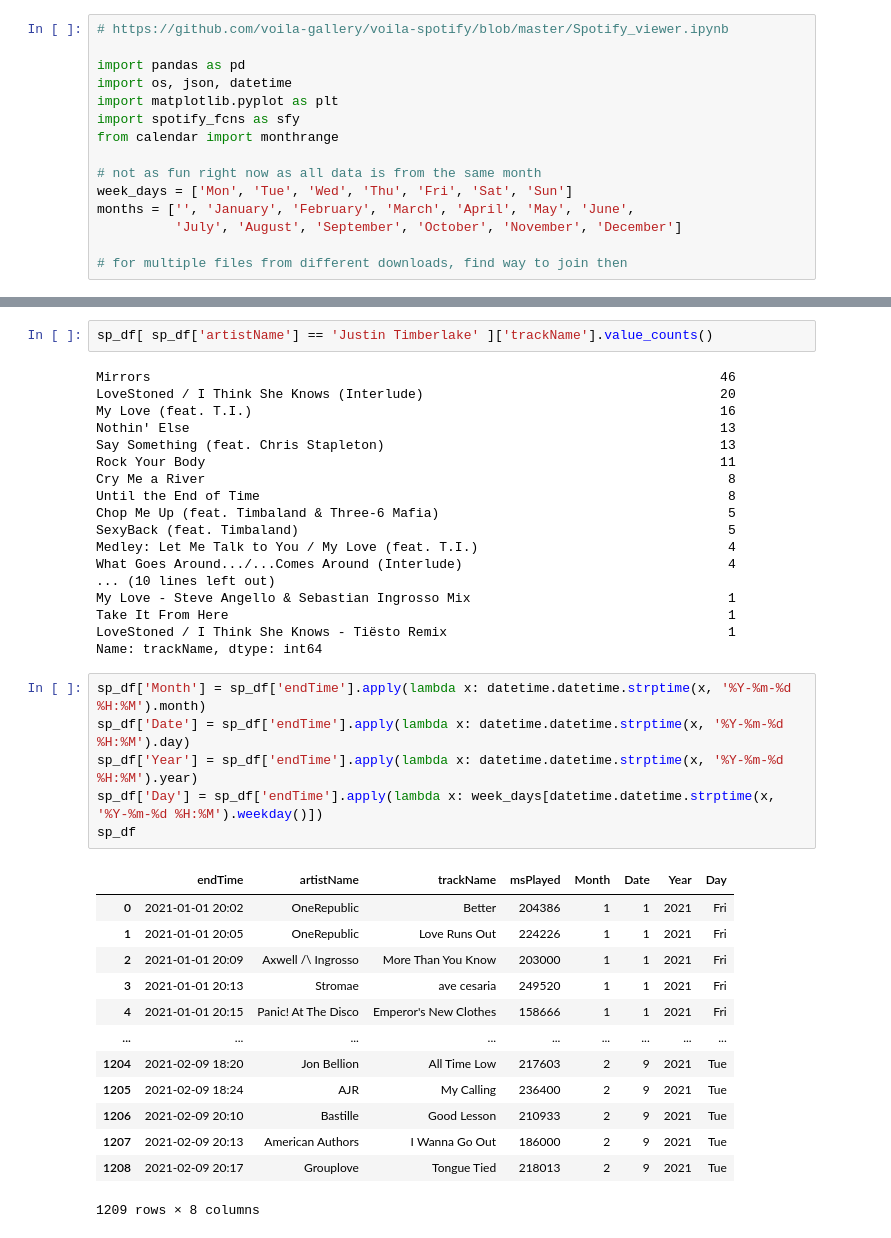
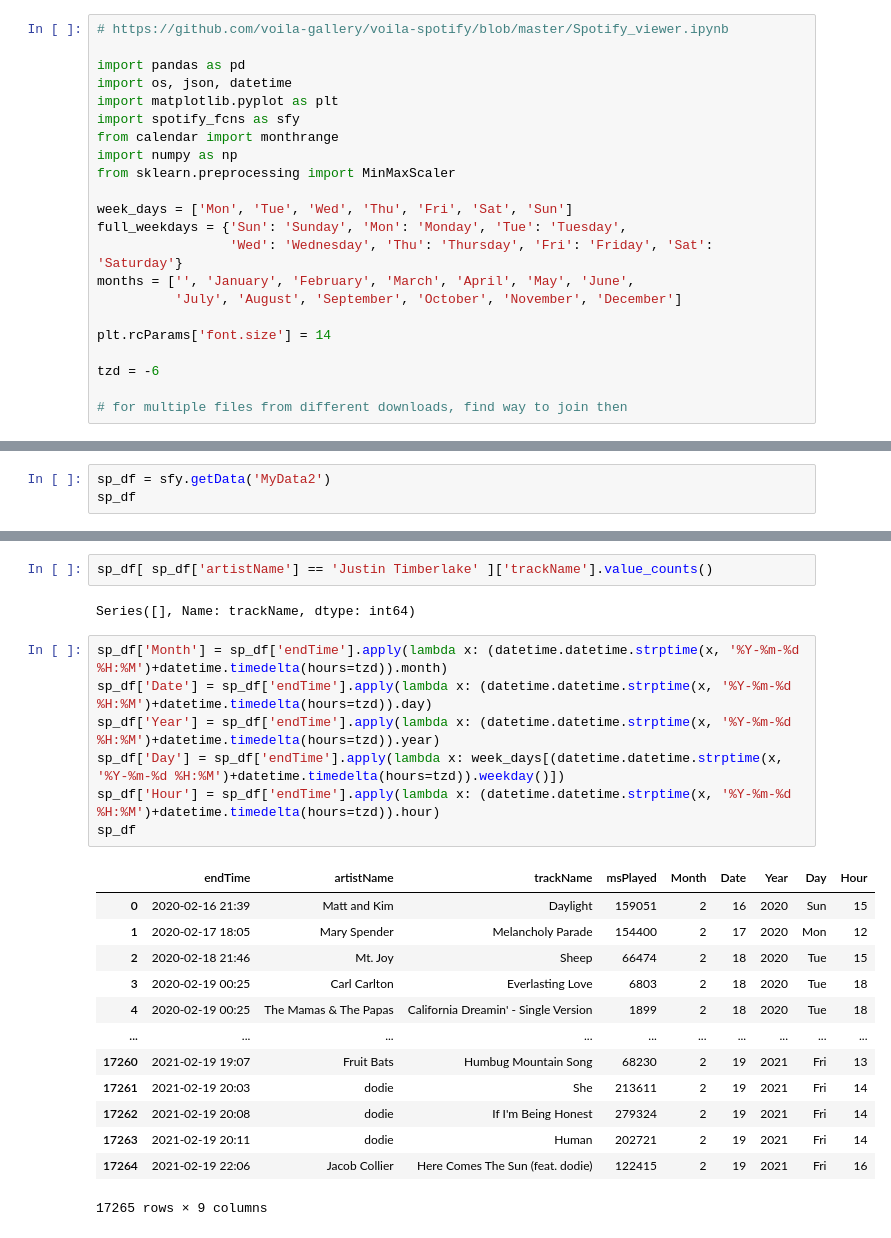
Before and after one commit to jvmohr/dataScience, a Jupyter notebook: Spotify/Spotify Data Analysis.ipynb, the cells around one changed output, grey strips where cells are left out. Drawn from its saved outputs; the diff is of its cells as text.

```diff
--- a/Spotify/Spotify Data Analysis.ipynb
+++ b/Spotify/Spotify Data Analysis.ipynb
@@ -6,10 +6,17 @@ import os, json, datetime
 import matplotlib.pyplot as plt
 import spotify_fcns as sfy
 from calendar import monthrange
+import numpy as np
+from sklearn.preprocessing import MinMaxScaler
 
-# not as fun right now as all data is from the same month
 week_days = ['Mon', 'Tue', 'Wed', 'Thu', 'Fri', 'Sat', 'Sun']
+full_weekdays = {'Sun': 'Sunday', 'Mon': 'Monday', 'Tue': 'Tuesday',
+                 'Wed': 'Wednesday', 'Thu': 'Thursday', 'Fri': 'Friday', 'Sat': 'Saturday'}
 months = ['', 'January', 'February', 'March', 'April', 'May', 'June',
           'July', 'August', 'September', 'October', 'November', 'December']
 
+plt.rcParams['font.size'] = 14
+
+tzd = -6
+
 # for multiple files from different downloads, find way to join then
@@ -32,0 +23,3 @@ sp_df
+# %%
+sp_df = sfy.getData('MyData2')
+sp_df
@@ -96,43 +102,28 @@ Name: msPlayed, dtype: float64
 # %%
 sp_df[ sp_df['artistName'] == 'Justin Timberlake' ]['trackName'].value_counts()
 # %% [output]
-Mirrors                                                                         46
-LoveStoned / I Think She Knows (Interlude)                                      20
-My Love (feat. T.I.)                                                            16
-Nothin' Else                                                                    13
-Say Something (feat. Chris Stapleton)                                           13
-Rock Your Body                                                                  11
-Cry Me a River                                                                   8
-Until the End of Time                                                            8
-Chop Me Up (feat. Timbaland & Three-6 Mafia)                                     5
-SexyBack (feat. Timbaland)                                                       5
-Medley: Let Me Talk to You / My Love (feat. T.I.)                                4
-What Goes Around.../...Comes Around (Interlude)                                  4
-... (10 lines left out)
-My Love - Steve Angello & Sebastian Ingrosso Mix                                 1
-Take It From Here                                                                1
-LoveStoned / I Think She Knows - Tiësto Remix                                    1
-Name: trackName, dtype: int64
+Series([], Name: trackName, dtype: int64)
 # %%
-sp_df['Month'] = sp_df['endTime'].apply(lambda x: datetime.datetime.strptime(x, '%Y-%m-%d %H:%M').month)
-sp_df['Date'] = sp_df['endTime'].apply(lambda x: datetime.datetime.strptime(x, '%Y-%m-%d %H:%M').day)
-sp_df['Year'] = sp_df['endTime'].apply(lambda x: datetime.datetime.strptime(x, '%Y-%m-%d %H:%M').year)
-sp_df['Day'] = sp_df['endTime'].apply(lambda x: week_days[datetime.datetime.strptime(x, '%Y-%m-%d %H:%M').weekday()])
+sp_df['Month'] = sp_df['endTime'].apply(lambda x: (datetime.datetime.strptime(x, '%Y-%m-%d %H:%M')+datetime.timedelta(hours=tzd)).month)
+sp_df['Date'] = sp_df['endTime'].apply(lambda x: (datetime.datetime.strptime(x, '%Y-%m-%d %H:%M')+datetime.timedelta(hours=tzd)).day)
+sp_df['Year'] = sp_df['endTime'].apply(lambda x: (datetime.datetime.strptime(x, '%Y-%m-%d %H:%M')+datetime.timedelta(hours=tzd)).year)
+sp_df['Day'] = sp_df['endTime'].apply(lambda x: week_days[(datetime.datetime.strptime(x, '%Y-%m-%d %H:%M')+datetime.timedelta(hours=tzd)).weekday()])
+sp_df['Hour'] = sp_df['endTime'].apply(lambda x: (datetime.datetime.strptime(x, '%Y-%m-%d %H:%M')+datetime.timedelta(hours=tzd)).hour)
 sp_df
 # %% [output]
-|  | endTime | artistName | trackName | msPlayed | Month | Date | Year | Day |
-| 0 | 2021-01-01 20:02 | OneRepublic | Better | 204386 | 1 | 1 | 2021 | Fri |
-| 1 | 2021-01-01 20:05 | OneRepublic | Love Runs Out | 224226 | 1 | 1 | 2021 | Fri |
-| 2 | 2021-01-01 20:09 | Axwell /\ Ingrosso | More Than You Know | 203000 | 1 | 1 | 2021 | Fri |
-| 3 | 2021-01-01 20:13 | Stromae | ave cesaria | 249520 | 1 | 1 | 2021 | Fri |
-| 4 | 2021-01-01 20:15 | Panic! At The Disco | Emperor's New Clothes | 158666 | 1 | 1 | 2021 | Fri |
-| ... | ... | ... | ... | ... | ... | ... | ... | ... |
-| 1204 | 2021-02-09 18:20 | Jon Bellion | All Time Low | 217603 | 2 | 9 | 2021 | Tue |
-| 1205 | 2021-02-09 18:24 | AJR | My Calling | 236400 | 2 | 9 | 2021 | Tue |
-| 1206 | 2021-02-09 20:10 | Bastille | Good Lesson | 210933 | 2 | 9 | 2021 | Tue |
-| 1207 | 2021-02-09 20:13 | American Authors | I Wanna Go Out | 186000 | 2 | 9 | 2021 | Tue |
-| 1208 | 2021-02-09 20:17 | Grouplove | Tongue Tied | 218013 | 2 | 9 | 2021 | Tue |
+|  | endTime | artistName | trackName | msPlayed | Month | Date | Year | Day | Hour |
+| 0 | 2020-02-16 21:39 | Matt and Kim | Daylight | 159051 | 2 | 16 | 2020 | Sun | 15 |
+| 1 | 2020-02-17 18:05 | Mary Spender | Melancholy Parade | 154400 | 2 | 17 | 2020 | Mon | 12 |
+| 2 | 2020-02-18 21:46 | Mt. Joy | Sheep | 66474 | 2 | 18 | 2020 | Tue | 15 |
+| 3 | 2020-02-19 00:25 | Carl Carlton | Everlasting Love | 6803 | 2 | 18 | 2020 | Tue | 18 |
+| 4 | 2020-02-19 00:25 | The Mamas & The Papas | California Dreamin' - Single Version | 1899 | 2 | 18 | 2020 | Tue | 18 |
+| ... | ... | ... | ... | ... | ... | ... | ... | ... | ... |
+| 17260 | 2021-02-19 19:07 | Fruit Bats | Humbug Mountain Song | 68230 | 2 | 19 | 2021 | Fri | 13 |
+| 17261 | 2021-02-19 20:03 | dodie | She | 213611 | 2 | 19 | 2021 | Fri | 14 |
+| 17262 | 2021-02-19 20:08 | dodie | If I'm Being Honest | 279324 | 2 | 19 | 2021 | Fri | 14 |
+| 17263 | 2021-02-19 20:11 | dodie | Human | 202721 | 2 | 19 | 2021 | Fri | 14 |
+| 17264 | 2021-02-19 22:06 | Jacob Collier | Here Comes The Sun (feat. dodie) | 122415 | 2 | 19 | 2021 | Fri | 16 |
-1209 rows × 8 columns
+17265 rows × 9 columns
 # %%
 sfy.listensPerDay(sp_df, 1, 2021)
 # %% [output]
```
Also changed, not shown: parts of 23 cells of this notebook, 2 other files.
